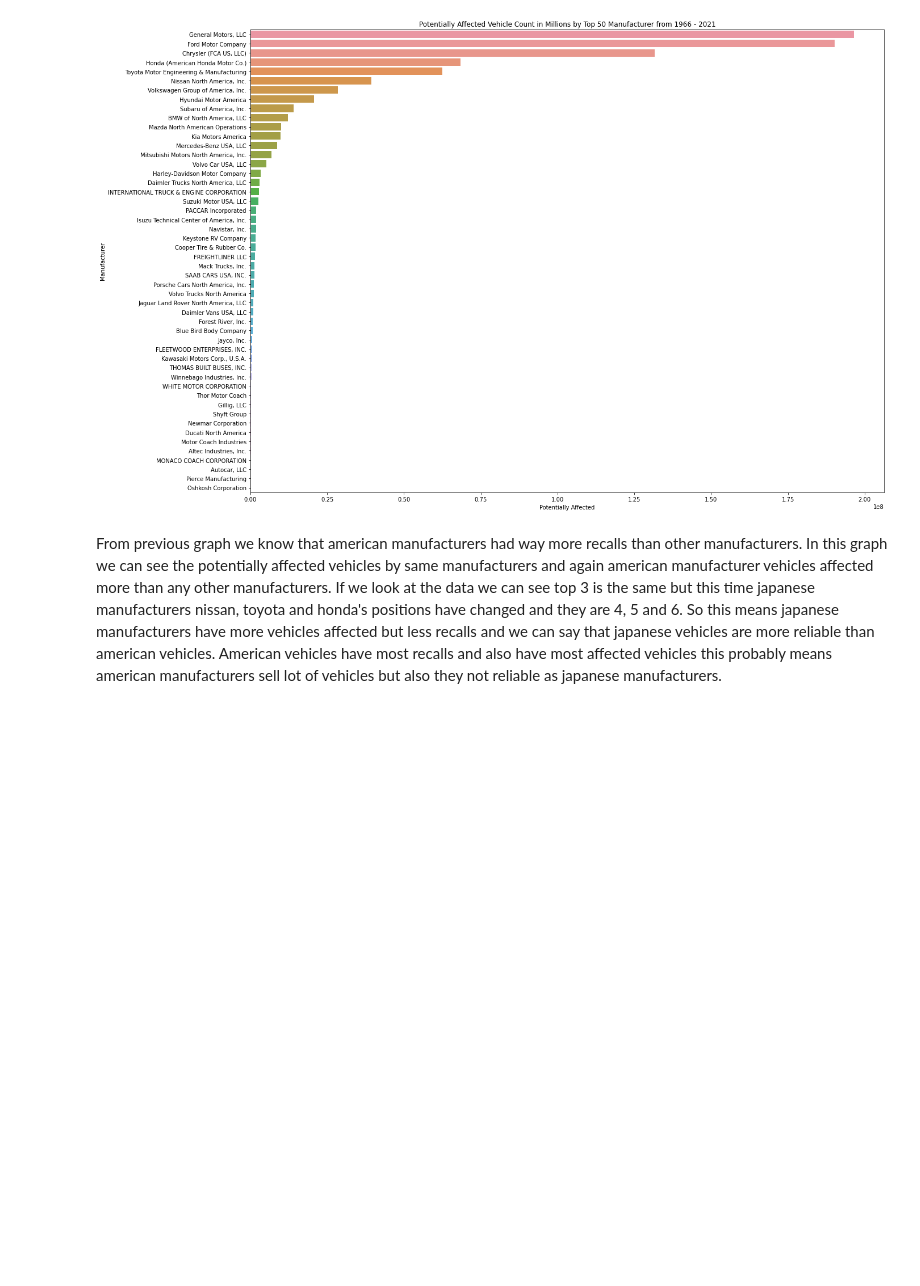
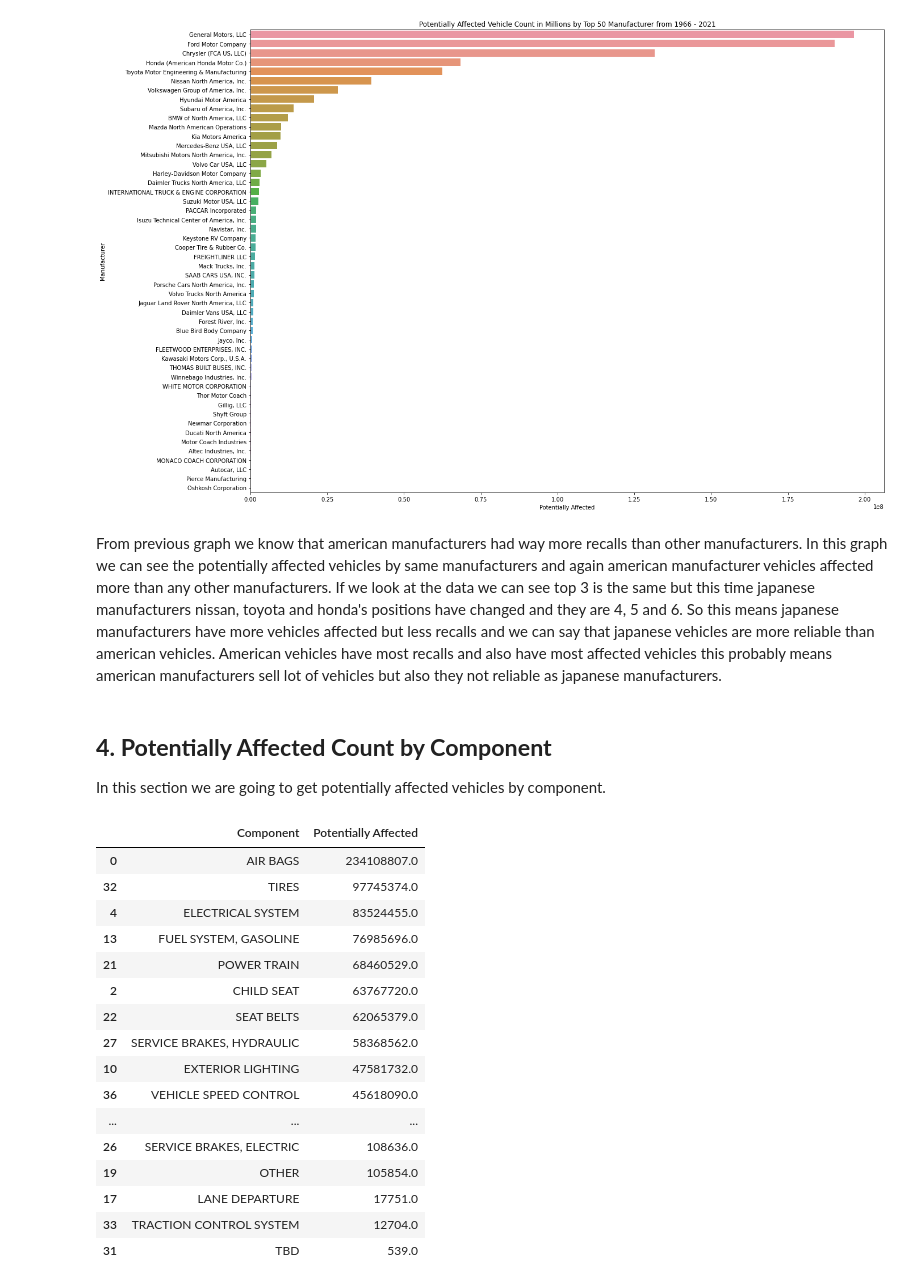
Before and after one commit to ekarbeyaz/nhtsa-recalls-data-manipulation, a Jupyter notebook: Script - Recalls.ipynb, the cells around one changed output. Cells and saved outputs as stored; diff of their text form; code cells hidden in the pictures; blank space fills up the shorter version.

```diff
--- a/Script - Recalls.ipynb
+++ b/Script - Recalls.ipynb
@@ -242,3 +243,29 @@ sns.barplot(x="Potentially Affected", y="Manufacturer", data=df_recall_top_50)
 [figure]
 # %% [markdown]
 From previous graph we know that american manufacturers had way more recalls than other manufacturers. In this graph we can see the potentially affected vehicles by same manufacturers and again american manufacturer vehicles affected more than any other manufacturers. If we look at the data we can see top 3 is the same but this time japanese manufacturers nissan, toyota and honda's positions have changed and they are 4, 5 and 6. So this means japanese manufacturers have more vehicles affected but less recalls and we can say that japanese vehicles are more reliable than american vehicles. American vehicles have most recalls and also have most affected vehicles this probably means american manufacturers sell lot of vehicles but also they not reliable as japanese manufacturers.
+# %% [markdown]
+## **4. Potentially Affected Count by Component**
+In this section we are going to get potentially affected vehicles by component.
+# %%
+# Let's group the data by "Component" column and add calculate the total amount of potentially affected vehicles.
+# And then sort the values by descending order by "Component" column.
+df_recall_components = df_na_droppped.groupby("Component")["Potentially Affected"].sum().reset_index().sort_values(by="Potentially Affected", ascending=False)
+df_recall_components
+# %% [output]
+|  | Component | Potentially Affected |
+| 0 | AIR BAGS | 234108807.0 |
+| 32 | TIRES | 97745374.0 |
+| 4 | ELECTRICAL SYSTEM | 83524455.0 |
+| 13 | FUEL SYSTEM, GASOLINE | 76985696.0 |
+| 21 | POWER TRAIN | 68460529.0 |
+| 2 | CHILD SEAT | 63767720.0 |
+| 22 | SEAT BELTS | 62065379.0 |
+| 27 | SERVICE BRAKES, HYDRAULIC | 58368562.0 |
+| 10 | EXTERIOR LIGHTING | 47581732.0 |
+| 36 | VEHICLE SPEED CONTROL | 45618090.0 |
+| ... | ... | ... |
+| 26 | SERVICE BRAKES, ELECTRIC | 108636.0 |
+| 19 | OTHER | 105854.0 |
+| 17 | LANE DEPARTURE | 17751.0 |
+| 33 | TRACTION CONTROL SYSTEM | 12704.0 |
+| 31 | TBD | 539.0 |
```
Also changed, not shown: parts of 5 cells of this notebook.
